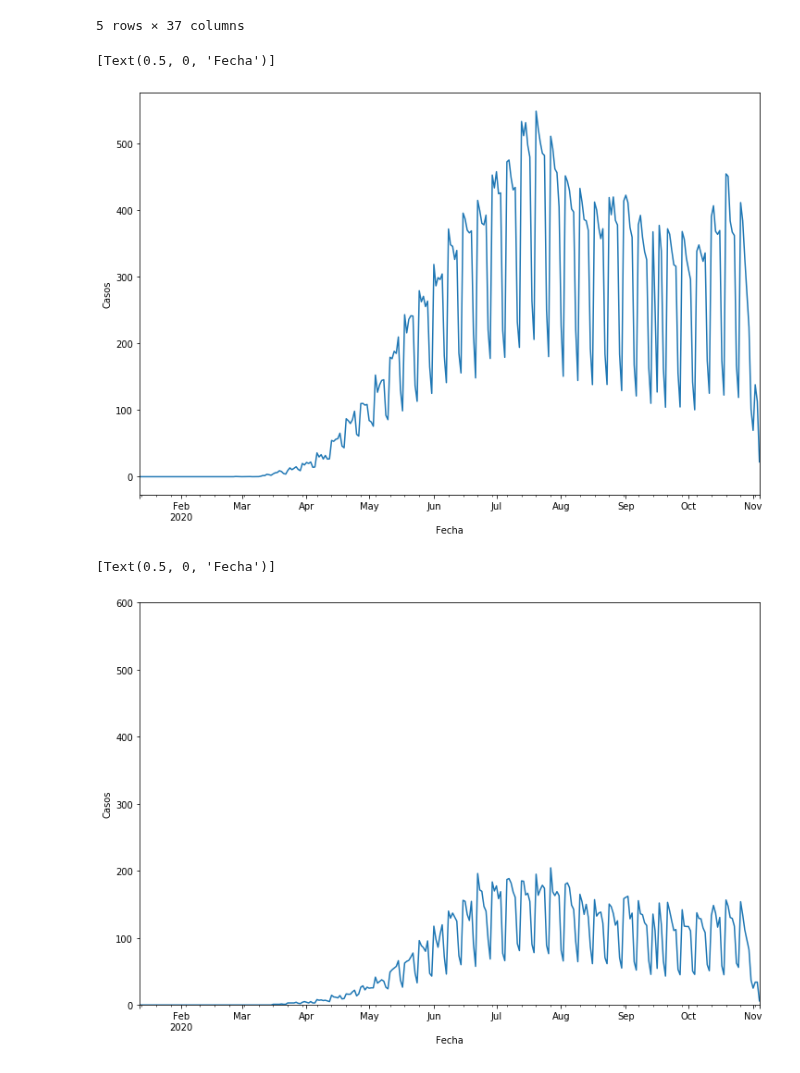
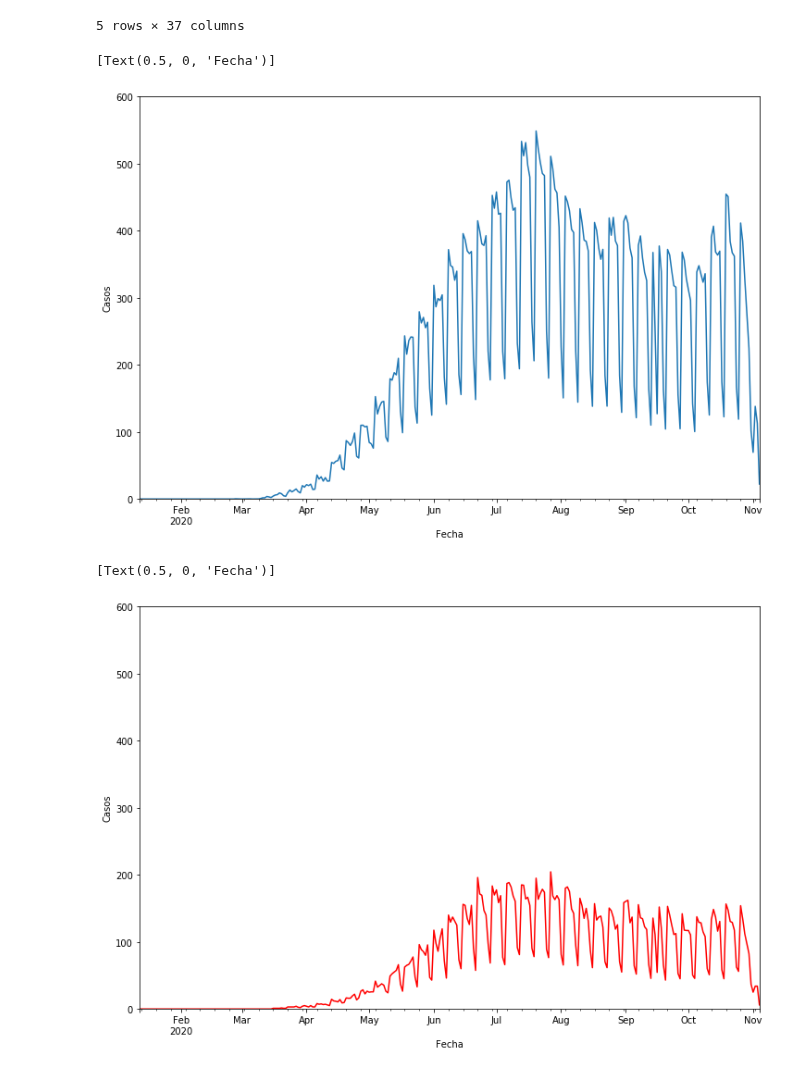
Before and after one commit to artthuro6/Covid-19, a Jupyter notebook: notebooks/General.ipynb, the cells around one changed output. Drawn from its saved outputs; the diff is of its cells as text; code cells hidden in the pictures.

```diff
--- a/notebooks/General.ipynb
+++ b/notebooks/General.ipynb
@@ -227,16 +227,18 @@ dtf.head()
 # %%
 # Proomedio de los casos en Mexico
 ax = dtf['mean'].plot( figsize=(12, 8))
+ax.set(ylim=(0, 600))
 ax.set(ylabel='Casos')
 ax.set(xlabel='Fecha')
 # %% [output]
 [Text(0.5, 0, 'Fecha')]
-[figure, old version]
+[figure, new version]
 # %%
-ax = dtf['Mediana'].plot( figsize=(12, 8))
+#Mediana de casos en Mexico
+ax = dtf['Mediana'].plot( figsize=(12, 8), color='r')
 ax.set(ylim=(0, 600))
 ax.set(ylabel='Casos')
 ax.set(xlabel='Fecha')
 # %% [output]
 [Text(0.5, 0, 'Fecha')]
-[figure, old version]
+[figure, new version]
```
Also changed, not shown: parts of 18 cells of this notebook, 1 other file.
